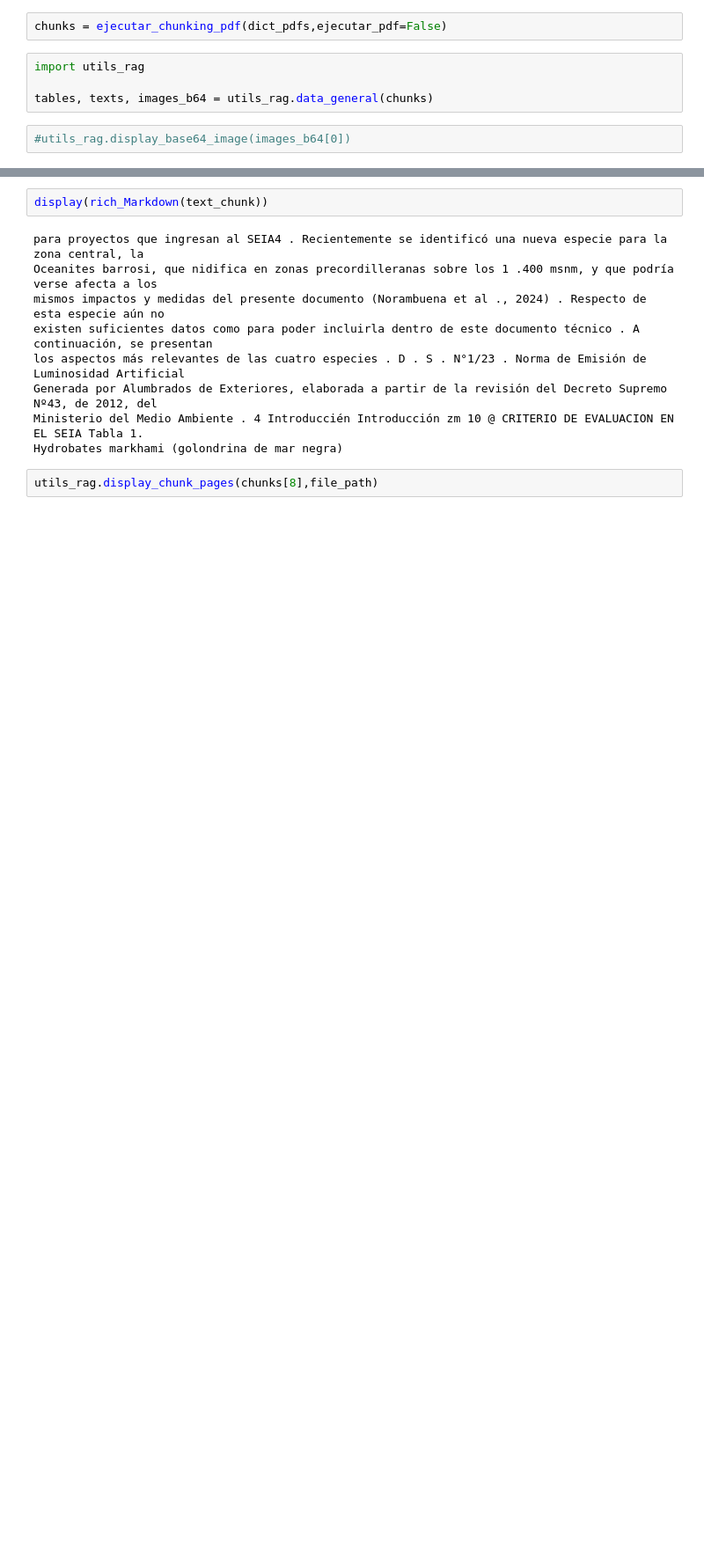
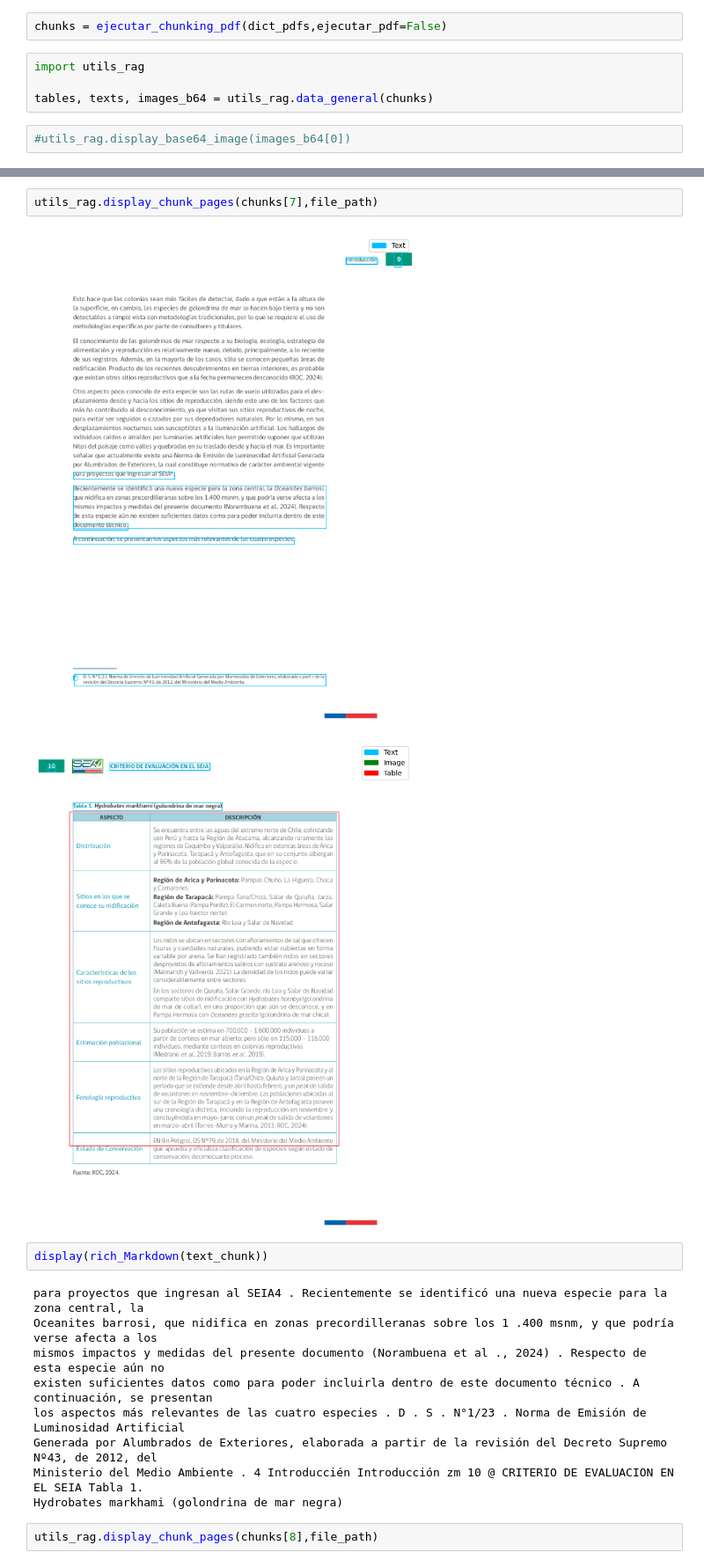
Before and after one commit to FelipeAriasT/RAG_LangChain, a Jupyter notebook: template_v1.ipynb, the cells around one changed output, grey strips where cells are left out. Shown at 88% size. Drawn from its saved outputs; the diff is of its cells as text; blank space fills up the shorter version.

```diff
--- a/template_v1.ipynb
+++ b/template_v1.ipynb
@@ -122,3 +267,8 @@ text_chunk
+# %%
+utils_rag.display_chunk_pages(chunks[7],file_path)
+# %% [output]
+[figure, added]
+[figure, added]
 # %%
 display(rich_Markdown(text_chunk))
 # %% [output]
```
Also changed, not shown: parts of 16 cells of this notebook.
